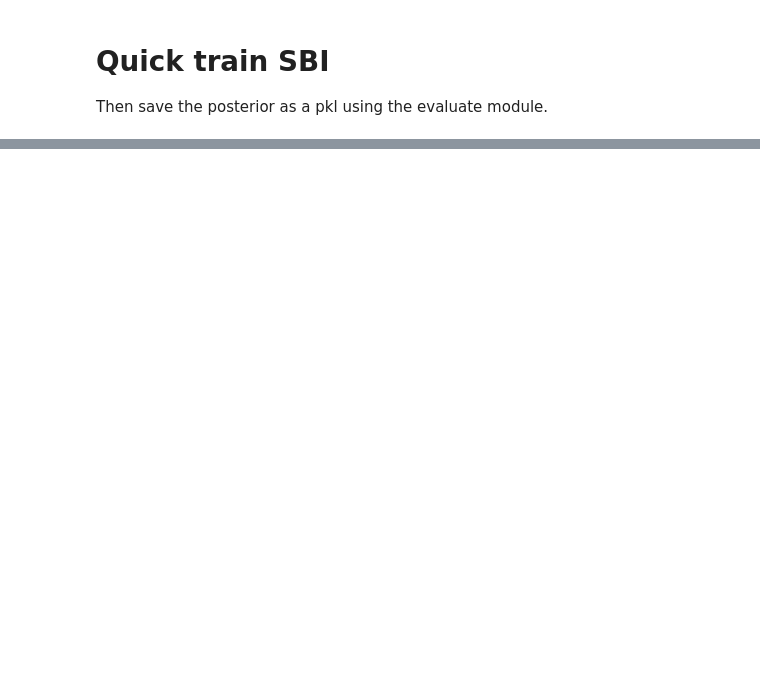
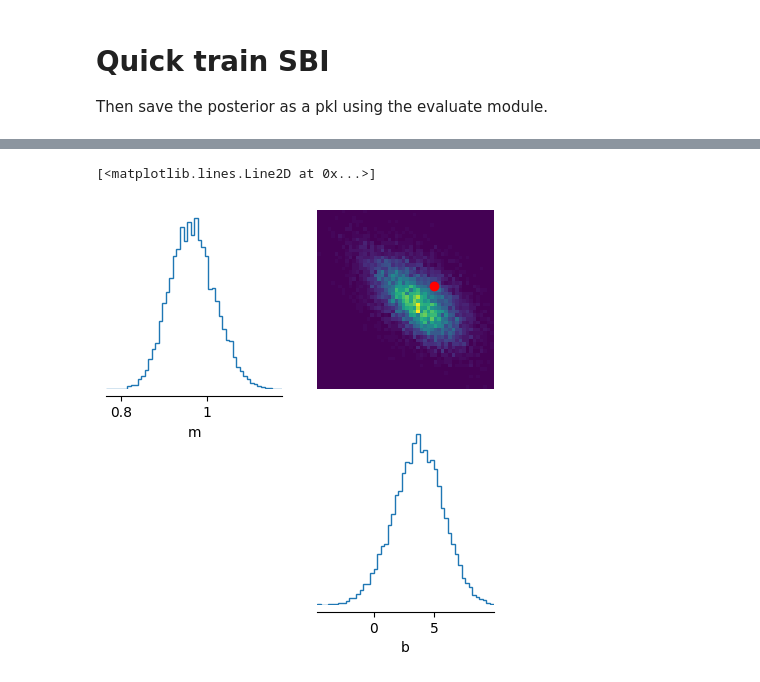
Before and after one commit to deepskies/DeepDiagnostics, a Jupyter notebook: notebooks/train_SBI.ipynb, the cells around one changed output, grey strips where cells are left out. Saved outputs shown, nothing was run; the diff lists cells and outputs as text; code cells hidden in the pictures; blank space fills up the shorter version.

```diff
--- a/notebooks/train_SBI.ipynb
+++ b/notebooks/train_SBI.ipynb
@@ -44,0 +76,16 @@ inference_model.save_model_pkl(self, path, model_name, posterior)
+# %%
+# sample from the posterior
+posterior_samples_1 = posterior.sample((10000,), x = y_true)
+# that last little part is conditioning on a data value
+# plot posterior samples
+fig, axes = sbi.analysis.pairplot(
+    posterior_samples_1,
+    labels = ['m', 'b'],
+    #limits = [[0,10],[-10,10],[0,10]],
+    truths = theta_true,
+    figsize=(5, 5)
+)
+axes[0, 1].plot([theta_true[1]], [theta_true[0]], marker="o", color="red")
+# %% [output]
+[<matplotlib.lines.Line2D at 0x...>]
+[figure, added]
```
Also changed, not shown: parts of 9 cells of this notebook, 1 other file.
